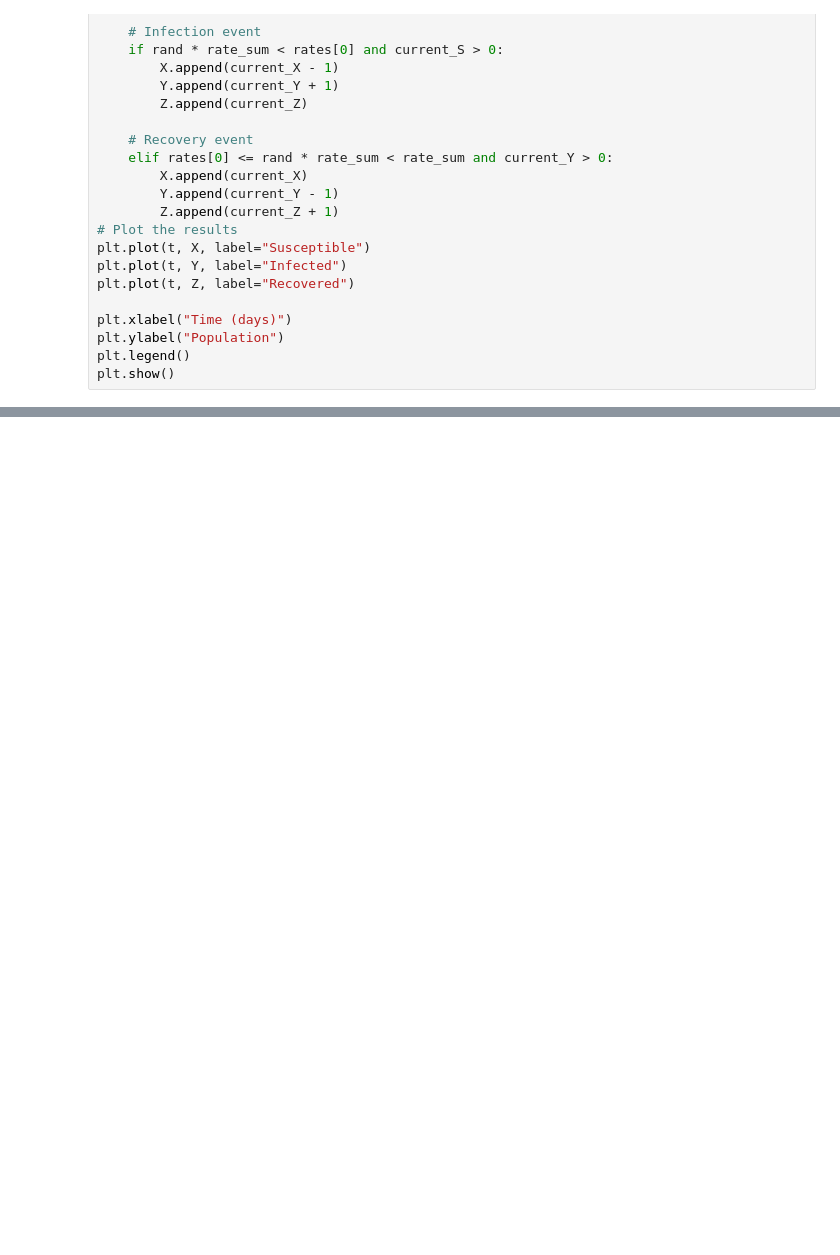
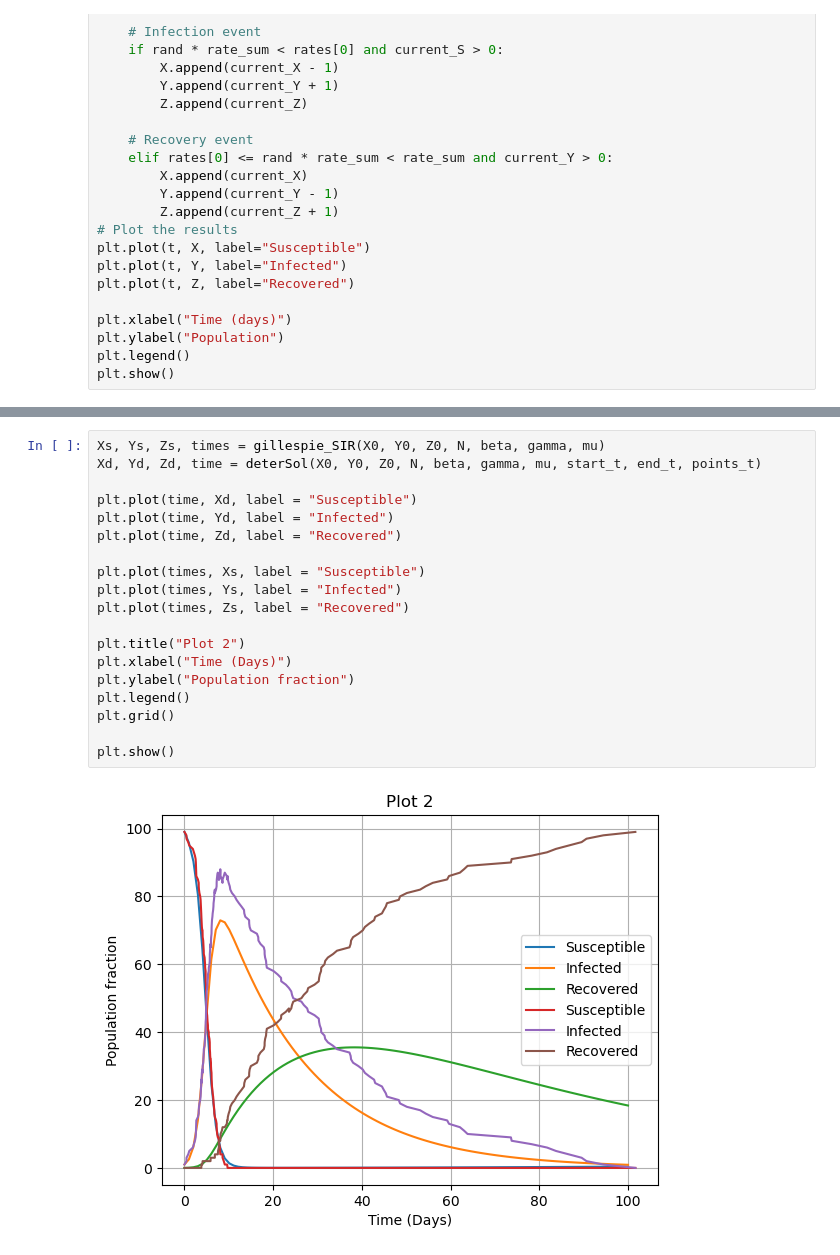
Before and after one commit to zoeazra/CLS-Ass-2, a Jupyter notebook: assignment 2.ipynb, the cells around one changed output, grey strips where cells are left out. Cells and saved outputs as stored; diff of their text form; blank space fills up the shorter version.

```diff
--- a/assignment 2.ipynb
+++ b/assignment 2.ipynb
@@ -68,0 +178,21 @@ hello
+# %%
+Xs, Ys, Zs, times = gillespie_SIR(X0, Y0, Z0, N, beta, gamma, mu)
+Xd, Yd, Zd, time = deterSol(X0, Y0, Z0, N, beta, gamma, mu, start_t, end_t, points_t)
+
+plt.plot(time, Xd, label = "Susceptible")
+plt.plot(time, Yd, label = "Infected")
+plt.plot(time, Zd, label = "Recovered")
+
+plt.plot(times, Xs, label = "Susceptible")
+plt.plot(times, Ys, label = "Infected")
+plt.plot(times, Zs, label = "Recovered")
+
+plt.title("Plot 2")
+plt.xlabel("Time (Days)")
+plt.ylabel("Population fraction")
+plt.legend()
+plt.grid()
+
+plt.show()
+# %% [output]
+[figure, added]
```
Also changed, not shown: parts of 6 cells of this notebook.
